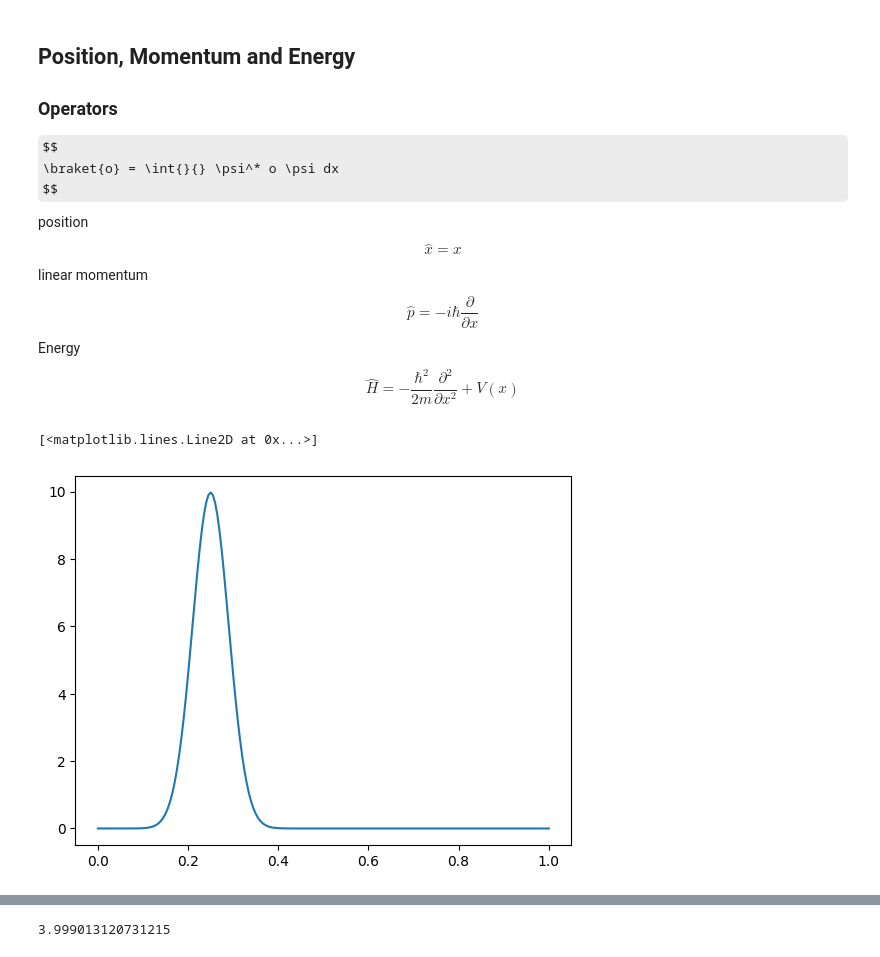
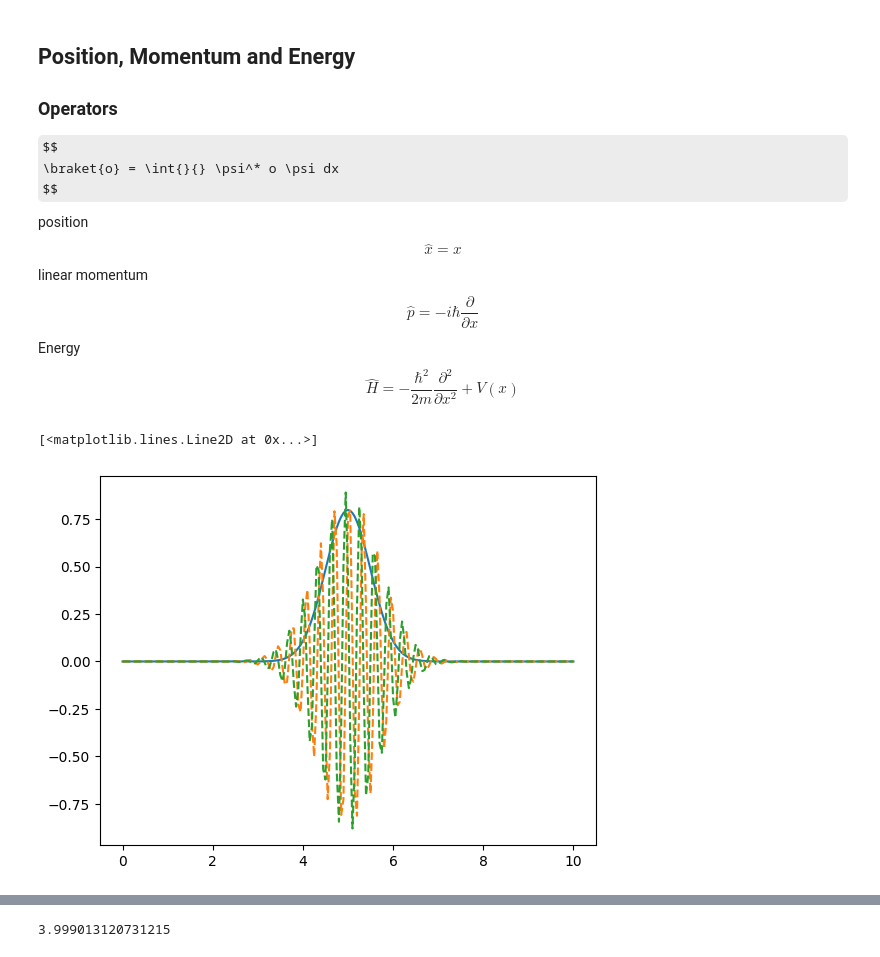
Before and after one commit to sushiTonpai/schrodinger, a Jupyter notebook: Time_dependent_schrodinger.ipynb, the cells around one changed output, grey strips where cells are left out. Cells and saved outputs as stored; diff of their text form; code cells hidden in the pictures; some formulas as TeX source.

```diff
--- a/Time_dependent_schrodinger.ipynb
+++ b/Time_dependent_schrodinger.ipynb
@@ -157,23 +133,0 @@ def simulation(psi,V):
-# %%
-# psi0 as gaussian
-psi = gen_gaussian(x, x0 = 0.25 , sigma = 1/50 , p0 = 0)
-psi = normalize(psi,x)
-
-# psi = np.abs(np.sin(x * np.pi / 10) + 2*np.sin(2 *x * np.pi/10))
-# psi = normalize(psi,x)
-
-# psi0 as ground state
-# psi = gen_sine(x,2)
-# psi = normalize(psi,x)
-
-#psi1 as 2nd ground state
-# psi = gen_sine(x,2)
-# psi = normalize(psi,x)
-
-
-# V = V_well(x)
-plt.plot(x,density(psi))
-# plt.plot(x,V)
-# %% [output]
-[<matplotlib.lines.Line2D at 0x...>]
-[figure, removed]
@@ -180,3 +159,10 @@ plt.plot(x,density(psi))
+# %%
+plt.plot(x, density(psi))
+plt.plot(x, psi.real, '--')
+plt.plot(x, psi.imag, '--')
+# %% [output]
+[<matplotlib.lines.Line2D at 0x...>]
+[figure, added]
 # %%
 # potential init
 V0 = V_free_particle(x)
```
Also changed, not shown: parts of 15 cells of this notebook, 1 other file.
